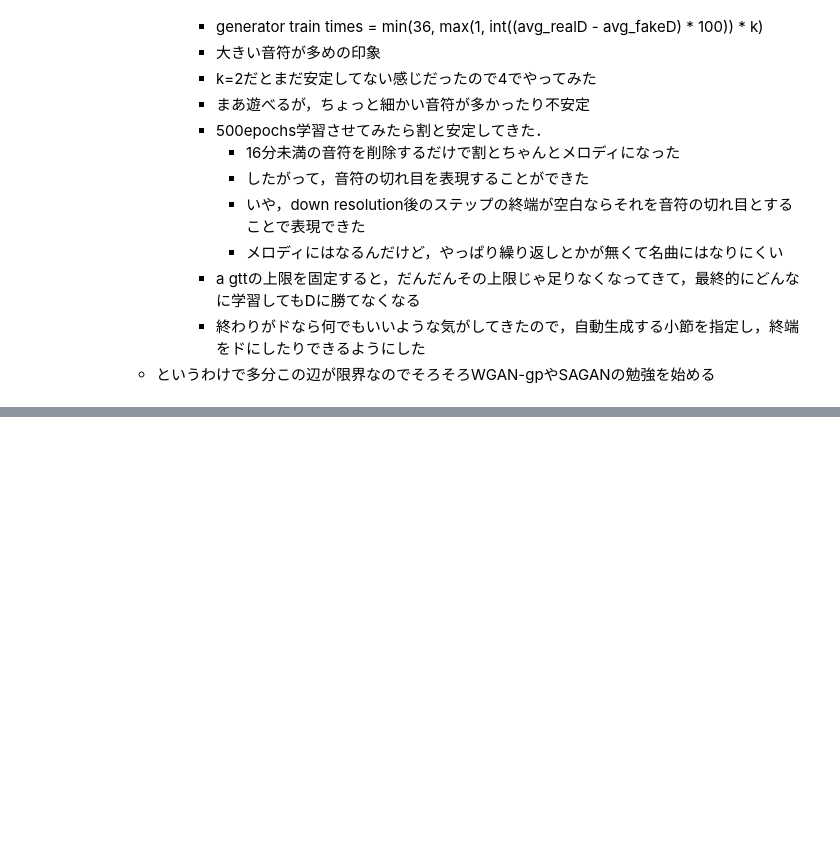
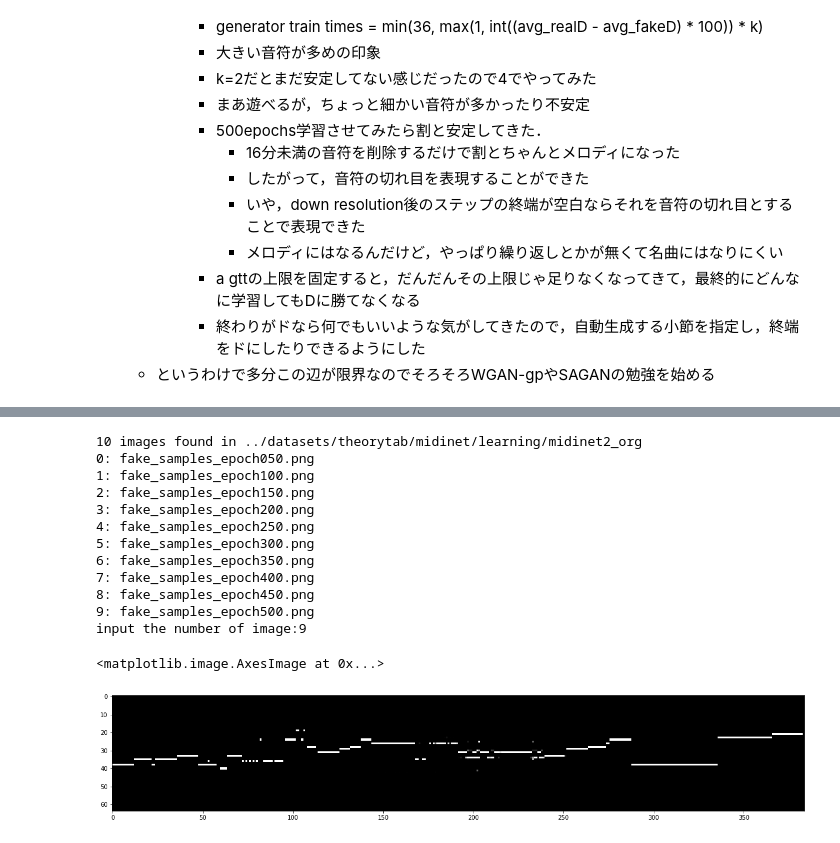
Before and after one commit to fuurin/midinet-followup, a Jupyter notebook: midinet2_learning.ipynb, the cells around one changed output, grey strips where cells are left out. Cells and saved outputs as stored; diff of their text form; code cells hidden in the pictures; blank space fills up the shorter version.

```diff
--- a/midinet2_learning.ipynb
+++ b/midinet2_learning.ipynb
@@ -274,29 +283,35 @@ class Discriminator(nn.Module):
             in_channels=self.y_dim + 1,
             out_channels=self.y_dim + 1,
             kernel_size=(2,pitch_range),
-            stride=(2,2)
+            stride=(2,1)
         )
 
         self.h1_prev = nn.Conv2d(
             in_channels=self.y_dim * 2 + 1,
             out_channels=self.y_dim * 2 + 1,
             kernel_size=(3,1),
-            stride=(3,2)
+            stride=(3,1)
         )
 
         self.h2_prev = nn.Conv2d(
             in_channels=self.y_dim * 3 + 1,
             out_channels=self.df_dim + self.y_dim,
             kernel_size=(4,1),
-            stride=(2,2)
+            stride=(2,1)
         )
+
+        self.h0_prev = nn.utils.spectral_norm(self.h0_prev)
+        self.h1_prev = nn.utils.spectral_norm(self.h1_prev)
+        self.h2_prev = nn.utils.spectral_norm(self.h2_prev)
 
         self.linear1 = nn.Linear((self.df_dim + self.y_dim) * 3 + self.y_dim, self.dfc_dim)
         self.linear2 = nn.Linear(self.dfc_dim + self.y_dim, 1)
 
-    def forward(self, x, y, batch_size):
+    def forward(self, x, y):
 
-        yb = y.view(batch_size,self.y_dim, 1, 1)
+        batch_size = len(x)
+
+        yb = y.view(batch_size, self.y_dim, 1, 1)
         x = concat_vector(x, yb)                    # 72, 55, 48, 64
 
         h0 = lrelu(self.h0_prev(x))                 # 72,  55, 24, 1
@@ -431,16 +448,16 @@ for epoch in range(start_epoch+1, epochs+1):
             netD.zero_grad()
 
             # realに対する識別結果からクロスエントロピー誤差(目的関数)の値を得る
-            d_real, d_logits_real, fm_real = netD(real, chord, batch_size)
+            d_real, d_logits_real, fm_real = netD(real, chord)
             d_real_label = torch.rand_like(d_logits_real) * 0.5 + 0.7
             d_loss_real = nn.BCEWithLogitsLoss()(d_logits_real, d_real_label)
 
             # Gにノイズベクトル，前の譜面，コードを渡し，fakeデータを作成
             noise = to_device(torch.randn(batch_size, nz))
-            fake = netG(noise, prev, chord, batch_size)
+            fake = netG(noise, prev, chord)
 
             # fakeに対する識別結果からクロスエントロピー誤差(目的関数)の値を得る
-            d_fake, d_logits_fake, fm_fake = netD(fake.detach(), chord, batch_size)
+            d_fake, d_logits_fake, fm_fake = netD(fake.detach(), chord)
             d_fake_label = torch.rand_like(d_logits_fake) * 0.3
             d_loss_fake = nn.BCEWithLogitsLoss()(d_logits_fake, d_fake_label)
 
@@ -468,10 +485,10 @@ for epoch in range(start_epoch+1, epochs+1):
 
                 # Gにノイズベクトル，前の譜面，コードを渡し，fakeデータを作成 (やっぱりいちいち作ったほうが結果がよさそう)
                 noise = to_device(torch.randn(batch_size, nz))
-                fake = netG(noise, prev, chord, batch_size)
+                fake = netG(noise, prev, chord)
 
                 # fakeに対して1をラベルとした識別結果からクロスエントロピー誤差(目的関数)の値を得てGの誤差とする
-                d_fake, d_logits_fake, fm_fake = netD(fake, chord, batch_size)
+                d_fake, d_logits_fake, fm_fake = netD(fake, chord)
                 deceive_label = torch.ones_like(d_logits_fake)
                 g_loss = nn.BCEWithLogitsLoss()(d_logits_fake, deceive_label) # (72, 1), (72, 1) => scalar tensor
 
@@ -864,0 +913,28 @@ show_status_graph_gan_adaptive(status_dict, holizon=True, burn_in=10)
+# %%
+image_paths = glob.glob(os.path.join(save_dir, "fake_samples_*"))
+image_paths.sort()
+
+print(f"{len(image_paths)} images found in {save_dir}")
+for i, path in enumerate(image_paths):
+    print(f"{i}: {path.split('/')[-1]}")
+
+image_path = image_paths[int(input("input the number of image:"))]
+
+img = np.array(Image.open(image_path))
+fig, ax = plt.subplots(figsize=(21, 7))
+ax.imshow(img)
+# %% [output]
+10 images found in ../datasets/theorytab/midinet/learning/midinet2_org
+0: fake_samples_epoch050.png
+1: fake_samples_epoch100.png
+2: fake_samples_epoch150.png
+3: fake_samples_epoch200.png
+4: fake_samples_epoch250.png
+5: fake_samples_epoch300.png
+6: fake_samples_epoch350.png
+7: fake_samples_epoch400.png
+8: fake_samples_epoch450.png
+9: fake_samples_epoch500.png
+input the number of image:9
+<matplotlib.image.AxesImage at 0x...>
+[figure, added]
```
Also changed, not shown: parts of 13 cells of this notebook, 5 other files.
